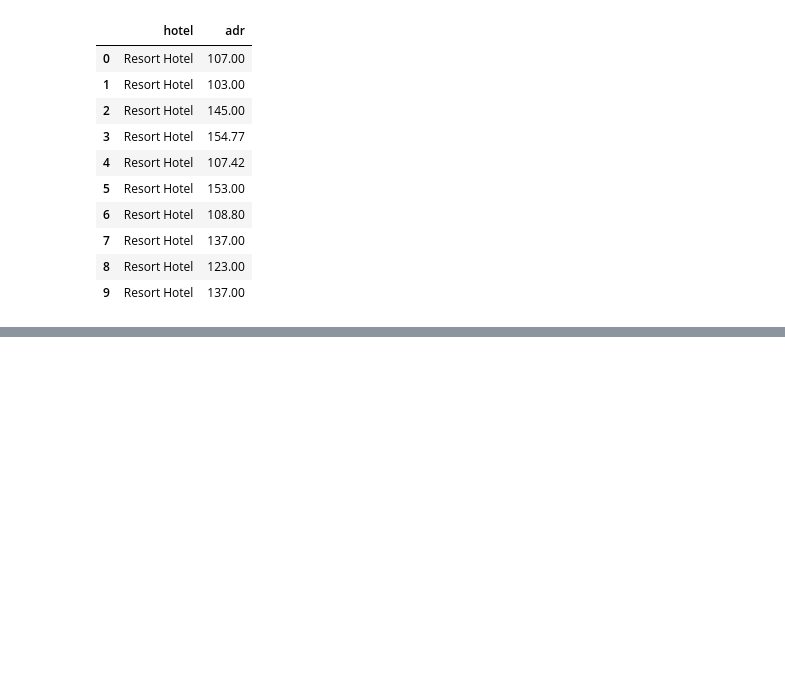
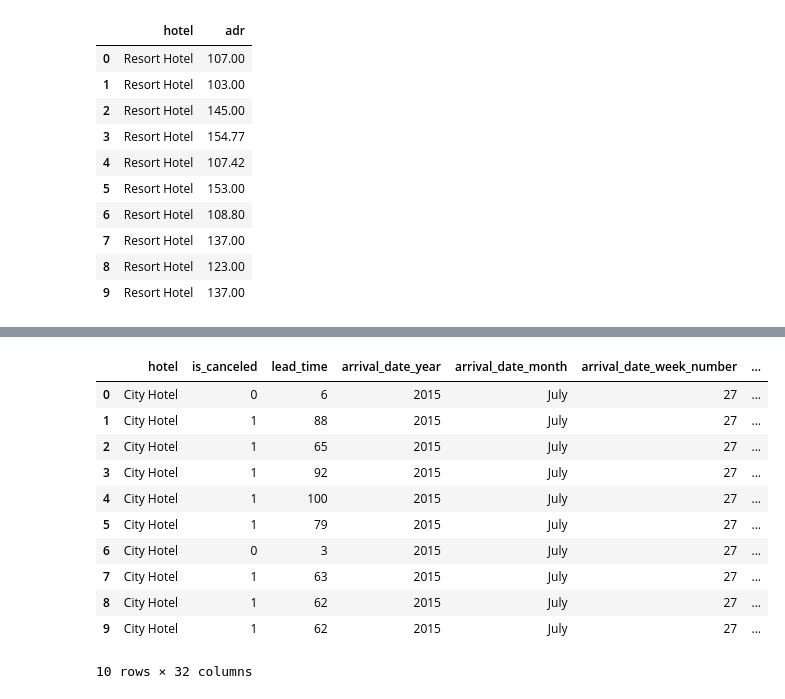
Before and after one commit to TanzeerCR7/stayiq-hotel-analytics, a Jupyter notebook: notebooks/exploration/01_first_look.ipynb, the cells around one changed output, grey strips where cells are left out. Cells and saved outputs as stored; diff of their text form; code cells hidden in the pictures; blank space fills up the shorter version.

Commit message:
Practice SELECT, FROM, WHERE with real business questions

```diff
--- a/notebooks/exploration/01_first_look.ipynb
+++ b/notebooks/exploration/01_first_look.ipynb
@@ -72,0 +186,23 @@ result
+# %%
+query = """
+SELECT *
+FROM bookings
+WHERE hotel = 'City Hotel'
+LIMIT 10;
+"""
+
+result = pd.read_sql_query(query, conn)
+result
+# %% [output]
+|  | hotel | is_canceled | lead_time | arrival_date_year | arrival_date_month | arrival_date_week_number | ... |
+| 0 | City Hotel | 0 | 6 | 2015 | July | 27 | ... |
+| 1 | City Hotel | 1 | 88 | 2015 | July | 27 | ... |
+| 2 | City Hotel | 1 | 65 | 2015 | July | 27 | ... |
+| 3 | City Hotel | 1 | 92 | 2015 | July | 27 | ... |
+| 4 | City Hotel | 1 | 100 | 2015 | July | 27 | ... |
+| 5 | City Hotel | 1 | 79 | 2015 | July | 27 | ... |
+| 6 | City Hotel | 0 | 3 | 2015 | July | 27 | ... |
+| 7 | City Hotel | 1 | 63 | 2015 | July | 27 | ... |
+| 8 | City Hotel | 1 | 62 | 2015 | July | 27 | ... |
+| 9 | City Hotel | 1 | 62 | 2015 | July | 27 | ... |
+10 rows × 32 columns
```
Also changed, not shown: parts of 6 cells of this notebook, 1 other file.
